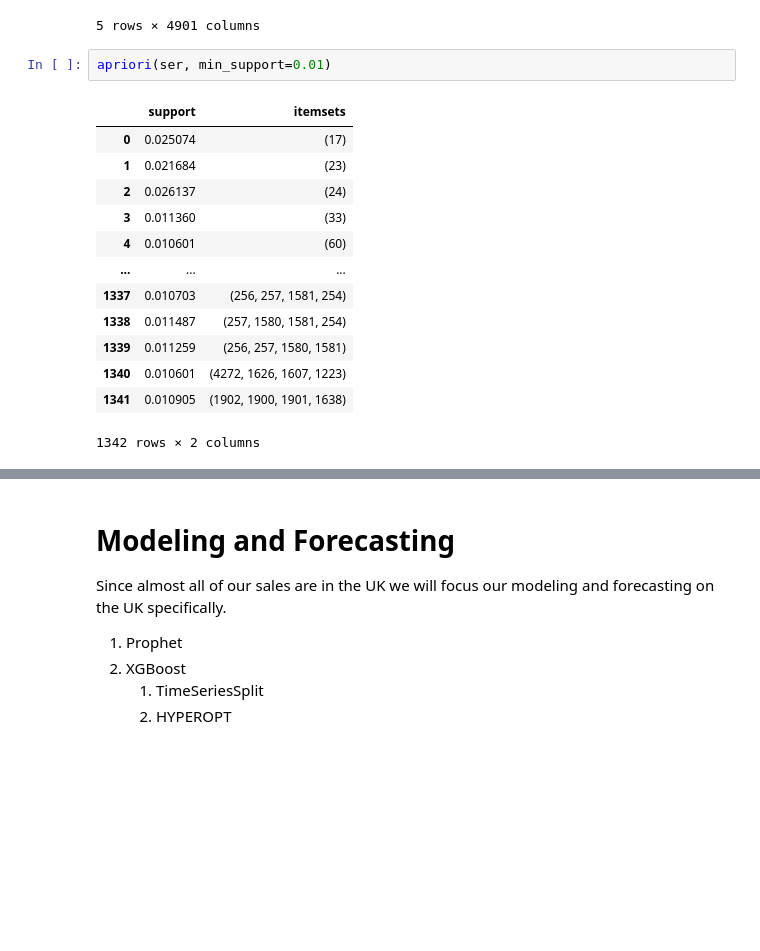
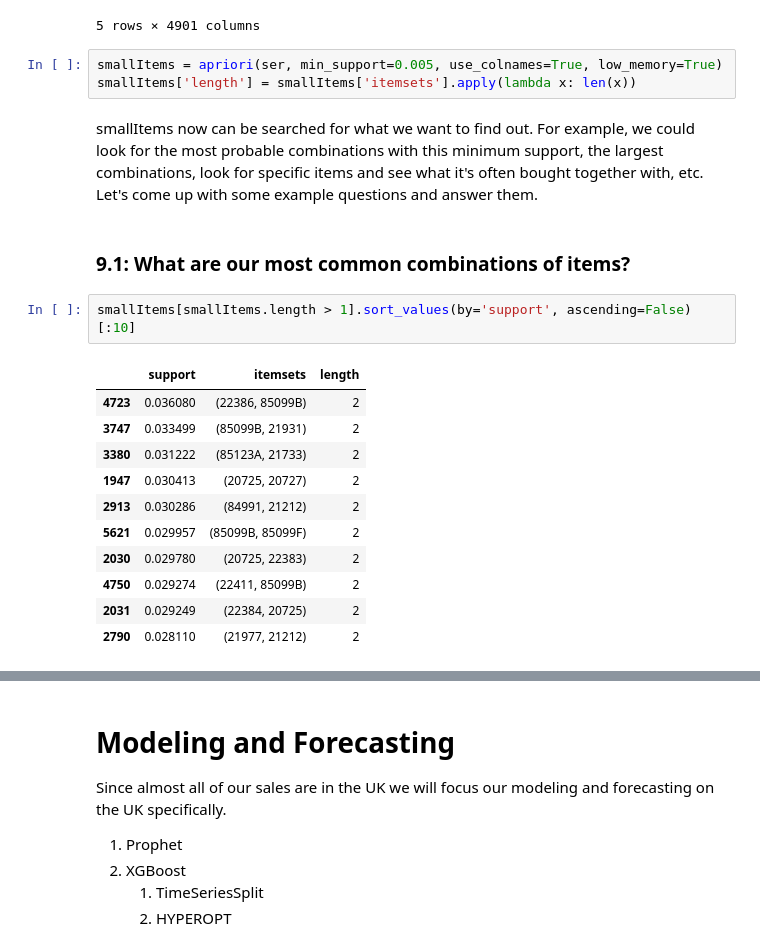
Before and after one commit to zadealfalah/salesSample, a Jupyter notebook: onlineRetail/retail.ipynb, the cells around one changed output, grey strips where cells are left out. Saved outputs shown, nothing was run; the diff lists cells and outputs as text; blank space fills up the shorter version.

Commit message:
update combined items

```diff
--- a/onlineRetail/retail.ipynb
+++ b/onlineRetail/retail.ipynb
@@ -477,19 +484,24 @@ ser.head()
 | 489437 | True | False | False | False | False | False | False | False | False | False | ... | ... |
 | 489438 | False | False | False | False | False | False | False | False | False | False | ... | ... |
 5 rows × 4901 columns
-# %%
-apriori(ser, min_support=0.01)
-# %% [output]
-|  | support | itemsets |
-| 0 | 0.025074 | (17) |
-| 1 | 0.021684 | (23) |
-| 2 | 0.026137 | (24) |
-| 3 | 0.011360 | (33) |
-| 4 | 0.010601 | (60) |
-| ... | ... | ... |
-| 1337 | 0.010703 | (256, 257, 1581, 254) |
-| 1338 | 0.011487 | (257, 1580, 1581, 254) |
-| 1339 | 0.011259 | (256, 257, 1580, 1581) |
-| 1340 | 0.010601 | (4272, 1626, 1607, 1223) |
-| 1341 | 0.010905 | (1902, 1900, 1901, 1638) |
-1342 rows × 2 columns
+# %%
+smallItems = apriori(ser, min_support=0.005, use_colnames=True, low_memory=True)
+smallItems['length'] = smallItems['itemsets'].apply(lambda x: len(x))
+# %% [markdown]
+smallItems now can be searched for what we want to find out.  For example, we could look for the most probable combinations with this minimum support, the largest combinations, look for specific items and see what it's often bought together with, etc.  Let's come up with some example questions and answer them.
+# %% [markdown]
+### 9.1: What are our most common combinations of items?
+# %%
+smallItems[smallItems.length > 1].sort_values(by='support', ascending=False)[:10]
+# %% [output]
+|  | support | itemsets | length |
+| 4723 | 0.036080 | (22386, 85099B) | 2 |
+| 3747 | 0.033499 | (85099B, 21931) | 2 |
+| 3380 | 0.031222 | (85123A, 21733) | 2 |
+| 1947 | 0.030413 | (20725, 20727) | 2 |
+| 2913 | 0.030286 | (84991, 21212) | 2 |
+| 5621 | 0.029957 | (85099B, 85099F) | 2 |
+| 2030 | 0.029780 | (20725, 22383) | 2 |
+| 4750 | 0.029274 | (22411, 85099B) | 2 |
+| 2031 | 0.029249 | (22384, 20725) | 2 |
+| 2790 | 0.028110 | (21977, 21212) | 2 |
```
Also changed, not shown: parts of 22 cells of this notebook, 3 other files.
